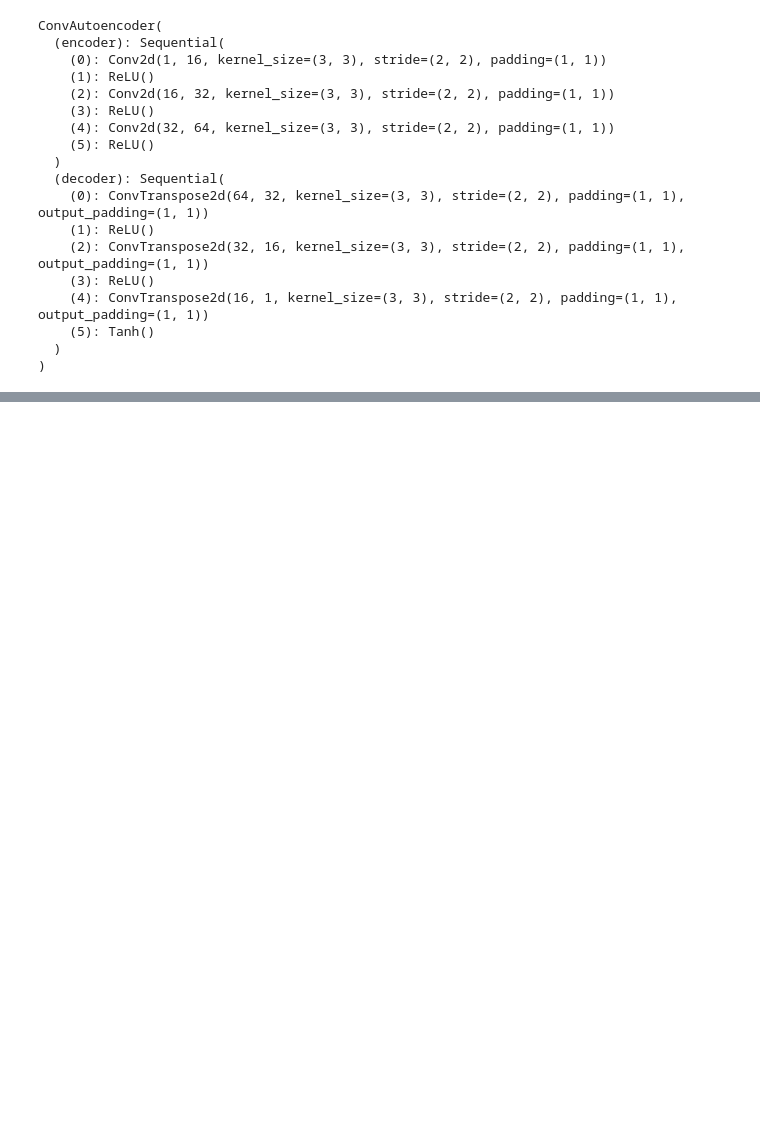
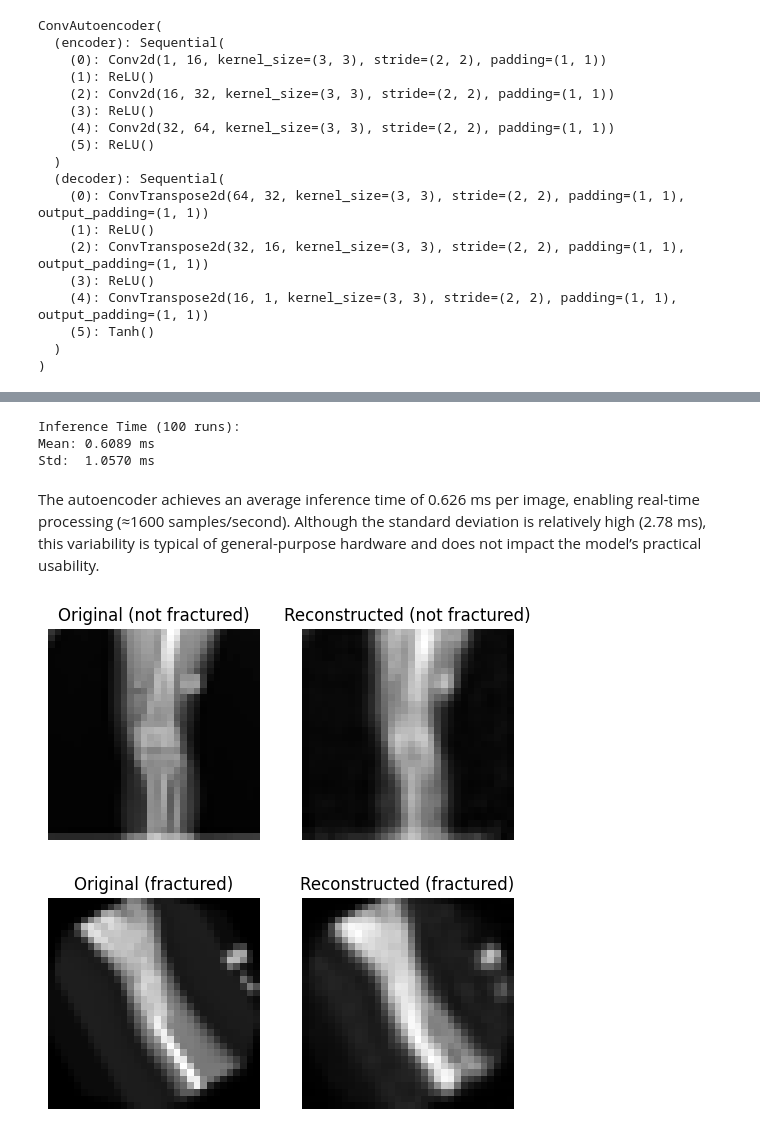
Before and after one commit to anaanarello/Redes-Neuronales, a Jupyter notebook: autoencoder.ipynb, the cells around one changed output, grey strips where cells are left out. Saved outputs shown, nothing was run; the diff lists cells and outputs as text; code cells hidden in the pictures; blank space fills up the shorter version.

```diff
--- a/autoencoder.ipynb
+++ b/autoencoder.ipynb
@@ -365,0 +445,77 @@ El autoencoder convolucional fue entrenado exclusivamente con imágenes de la cl
+# %%
+# INFERENCE TIME MEASUREMENT (100 RUNS)
+
+ae_model.eval()
+
+# Select a single batch and take one image from it
+sample_images, _ = next(iter(test_loader))
+sample = sample_images[0].unsqueeze(0).to(device)
+
+times = []
+
+with torch.no_grad():
+    for _ in range(100):
+        start = time.time()
+        _ = ae_model(sample)
+        end = time.time()
+        times.append(end - start)
+
+inference_mean = np.mean(times)
+inference_std  = np.std(times)
+
+print(f"Inference Time (100 runs):")
+print(f"Mean: {inference_mean * 1000:.4f} ms")
+print(f"Std:  {inference_std * 1000:.4f} ms")
+# %% [output]
+Inference Time (100 runs):
+Mean: 0.6089 ms
+Std:  1.0570 ms
+# %% [markdown]
+The autoencoder achieves an average inference time of 0.626 ms per image, enabling real-time processing (≈1600 samples/second). Although the standard deviation is relatively high (2.78 ms), this variability is typical of general-purpose hardware and does not impact the model’s practical usability.
+# %%
+# original vs reconstructed (Normal + Fractured)
+
+ae_model.eval()
+
+def show_reconstruction(dataset, class_name):
+    # find an index for the requested class
+    for i in range(len(dataset)):
+        if dataset.dataframe.iloc[i]['label'] == class_name:
+            img, _ = dataset[i]
+            break
+
+    img_tensor = img.unsqueeze(0).to(device)
+
+    with torch.no_grad():
+        recon = ae_model(img_tensor)
+
+    # remove batch + channel dims
+    original = img_tensor.squeeze().cpu().numpy()
+    reconstructed = recon.squeeze().cpu().numpy()
+
+    # undo normalization: x = x * std + mean
+    original = original * 0.5 + 0.5
+    reconstructed = reconstructed * 0.5 + 0.5
+
+    plt.figure(figsize=(6, 3))
+    plt.subplot(1, 2, 1)
+    plt.imshow(original, cmap='gray')
+    plt.title(f"Original ({class_name})")
+    plt.axis("off")
+
+    plt.subplot(1, 2, 2)
+    plt.imshow(reconstructed, cmap='gray')
+    plt.title(f"Reconstructed ({class_name})")
+    plt.axis("off")
+
+    plt.show()
+
+
+# reconstruction for a normal case
+show_reconstruction(test_dataset, "not fractured")
+
+# reconstruction for a fractured case
+show_reconstruction(test_dataset, "fractured")
+# %% [output]
+[figure, added]
+[figure, added]
```
Also changed, not shown: parts of 41 cells of this notebook.
